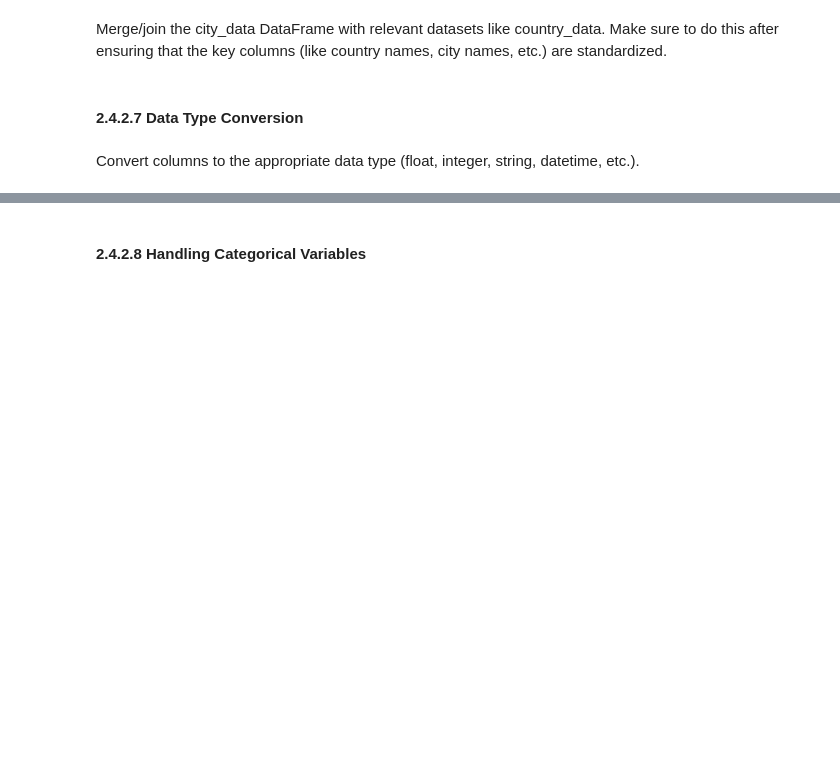
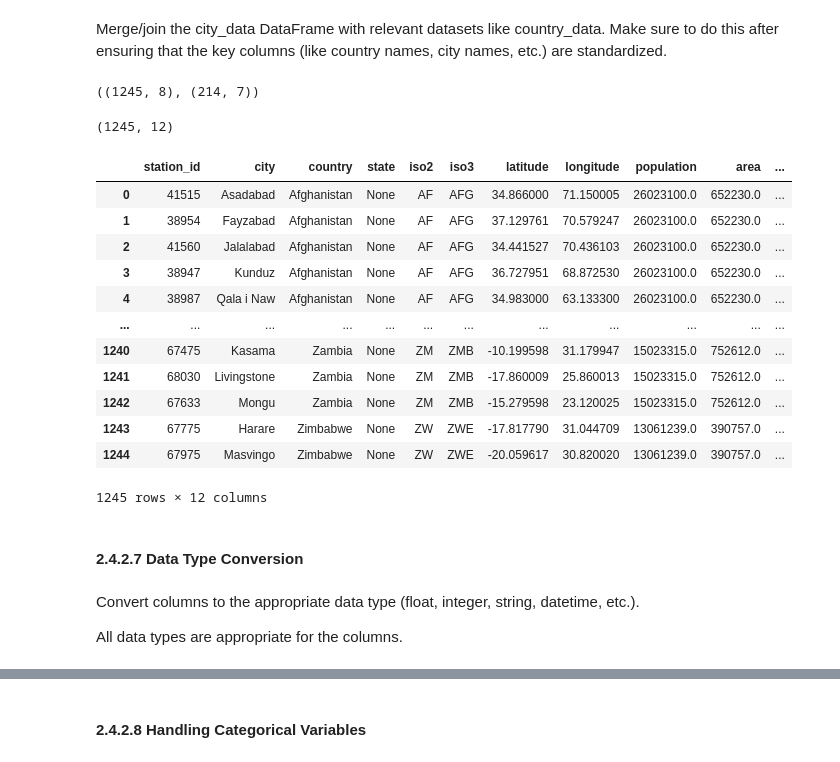
Before and after one commit to christinedbaxter/analyticsCapstone, a Jupyter notebook: notebooks/02_data_preprocessing.ipynb, the cells around one changed output, grey strips where cells are left out. Drawn from its saved outputs; the diff is of its cells as text; code cells hidden in the pictures; blank space fills up the shorter version.

```diff
--- a/notebooks/02_data_preprocessing.ipynb
+++ b/notebooks/02_data_preprocessing.ipynb
@@ -501,0 +847,8 @@ Conduct an initial review for missing values using .isna().sum() and for zero va
+# %%
+# Add the missing capital, capital_lat, and capital_lng values for index 112
+country_data.loc[112, 'capital'] = 'Macau'
+country_data.loc[112, 'capital_lat'] = 22.20093031863315
+country_data.loc[112, 'capital_lng'] = 113.54011107708503
+
+# Review data just added
+country_data.loc[112, :]
@@ -501,0 +906,22 @@ Conduct an initial review for missing values using .isna().sum() and for zero va
+# %%
+# Add the missing region and continent values for index 47, 70, 76, 90, 93, 96, 164, and 186
+country_data.loc[47, 'region'] = 'Central Africa'
+country_data.loc[47, 'continent'] = 'Africa'
+country_data.loc[70, 'region'] = 'Southern Europe'
+country_data.loc[70, 'continent'] = 'Europe'
+country_data.loc[76, 'region'] = 'Northern Europe'
+country_data.loc[76, 'continent'] = 'Europe'
+country_data.loc[90, 'region'] = 'Northern Europe'
+country_data.loc[90, 'continent'] = 'Europe'
+country_data.loc[93, 'region'] = 'Western Africa'
+country_data.loc[93, 'continent'] = 'Africa'
+country_data.loc[96, 'region'] = 'Northern Europe'
+country_data.loc[96, 'continent'] = 'Europe'
+country_data.loc[164, 'region'] = 'Southern Europe'
+country_data.loc[164, 'continent'] = 'Europe'
+country_data.loc[186, 'region'] = 'Eastern Asia'
+country_data.loc[186, 'continent'] = 'Asia'
+
+# Review data just added
+print("\nCountry Data for index 47, 70, 76, 90, 93, 96, 164, and 186:")
+country_data.loc[[47, 70, 76, 90, 93, 96, 164, 186], :]
@@ -505,0 +973,6 @@ Drop columns or rows that are not needed for the analysis based on the project's
+# %%
+# Drop columns that are not needed
+country_data.drop(columns=['native_name', 'capital', 'capital_lat', 'capital_lng'], inplace=True)
+
+# Confirm the changes
+country_data.head()
@@ -517,7 +1075,38 @@ Use .str.lower() or .str.upper() to standardize text.
 # %% [markdown]
 Merge/join the city_data DataFrame with relevant datasets like country_data.
 Make sure to do this after ensuring that the key columns (like country names, city names, etc.) are standardized.
+# %%
+city_data.shape, country_data.shape
+# %% [output]
+((1245, 8), (214, 7))
+# %%
+# Merge/join the city and country dataframes
+city_country = pd.merge(city_data, country_data, on=['country', 'iso2', 'iso3'], how='left')
+
+
+# Check the shape of the merged dataframe
+city_country.shape
+# %% [output]
+(1245, 12)
+# %%
+city_country
+# %% [output]
+|  | station_id | city | country | state | iso2 | iso3 | latitude | longitude | population | area | ... |
+| 0 | 41515 | Asadabad | Afghanistan | None | AF | AFG | 34.866000 | 71.150005 | 26023100.0 | 652230.0 | ... |
+| 1 | 38954 | Fayzabad | Afghanistan | None | AF | AFG | 37.129761 | 70.579247 | 26023100.0 | 652230.0 | ... |
+| 2 | 41560 | Jalalabad | Afghanistan | None | AF | AFG | 34.441527 | 70.436103 | 26023100.0 | 652230.0 | ... |
+| 3 | 38947 | Kunduz | Afghanistan | None | AF | AFG | 36.727951 | 68.872530 | 26023100.0 | 652230.0 | ... |
+| 4 | 38987 | Qala i Naw | Afghanistan | None | AF | AFG | 34.983000 | 63.133300 | 26023100.0 | 652230.0 | ... |
+| ... | ... | ... | ... | ... | ... | ... | ... | ... | ... | ... | ... |
+| 1240 | 67475 | Kasama | Zambia | None | ZM | ZMB | -10.199598 | 31.179947 | 15023315.0 | 752612.0 | ... |
+| 1241 | 68030 | Livingstone | Zambia | None | ZM | ZMB | -17.860009 | 25.860013 | 15023315.0 | 752612.0 | ... |
+| 1242 | 67633 | Mongu | Zambia | None | ZM | ZMB | -15.279598 | 23.120025 | 15023315.0 | 752612.0 | ... |
+| 1243 | 67775 | Harare | Zimbabwe | None | ZW | ZWE | -17.817790 | 31.044709 | 13061239.0 | 390757.0 | ... |
+| 1244 | 67975 | Masvingo | Zimbabwe | None | ZW | ZWE | -20.059617 | 30.820020 | 13061239.0 | 390757.0 | ... |
+1245 rows × 12 columns
 # %% [markdown]
 #### 2.4.2.7 Data Type Conversion
 # %% [markdown]
 Convert columns to the appropriate data type (float, integer, string, datetime, etc.).
+
+All data types are appropriate for the columns.
```
Also changed, not shown: parts of 157 cells of this notebook, 1 other file.
